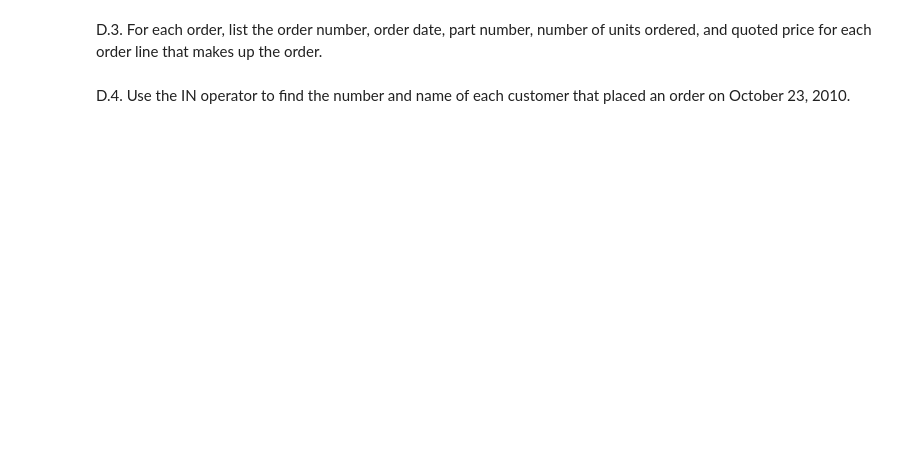
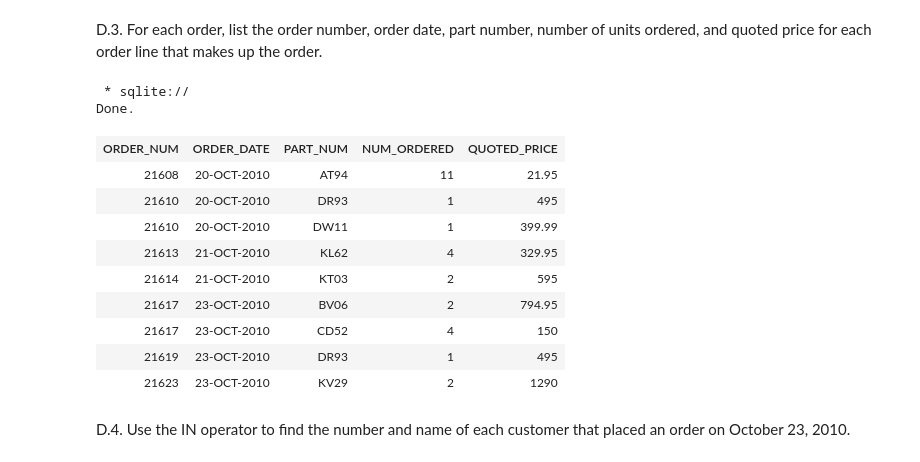
Before and after one commit to sni13/rsm312-businessAnalytics, a Jupyter notebook: Assignment.ipynb, the cells around one changed output. Cells and saved outputs as stored; diff of their text form; code cells hidden in the pictures; blank space fills up the shorter version.

```diff
--- a/Assignment.ipynb
+++ b/Assignment.ipynb
@@ -562,4 +591,23 @@ D.2. For each order placed on October 23, 2010, list the order number along with
 # %% [markdown]
 D.3. For each order, list the order number, order date, part number, number of units ordered, and quoted price for each order line that makes up the order.
+# %%
+%%sql
+SELECT orders.order_num, order_date, part_num, num_ordered, quoted_price
+FROM orders
+LEFT JOIN order_line
+ON orders.order_num = order_line.order_num;
+# %% [output]
+ * sqlite://
+Done.
+| ORDER_NUM | ORDER_DATE | PART_NUM | NUM_ORDERED | QUOTED_PRICE |
+| 21608 | 20-OCT-2010 | AT94 | 11 | 21.95 |
+| 21610 | 20-OCT-2010 | DR93 | 1 | 495 |
+| 21610 | 20-OCT-2010 | DW11 | 1 | 399.99 |
+| 21613 | 21-OCT-2010 | KL62 | 4 | 329.95 |
+| 21614 | 21-OCT-2010 | KT03 | 2 | 595 |
+| 21617 | 23-OCT-2010 | BV06 | 2 | 794.95 |
+| 21617 | 23-OCT-2010 | CD52 | 4 | 150 |
+| 21619 | 23-OCT-2010 | DR93 | 1 | 495 |
+| 21623 | 23-OCT-2010 | KV29 | 2 | 1290 |
 # %% [markdown]
 D.4. Use the IN operator to find the number and name of each customer that placed an order on October 23, 2010.
```
Also changed, not shown: parts of 11 cells of this notebook.
